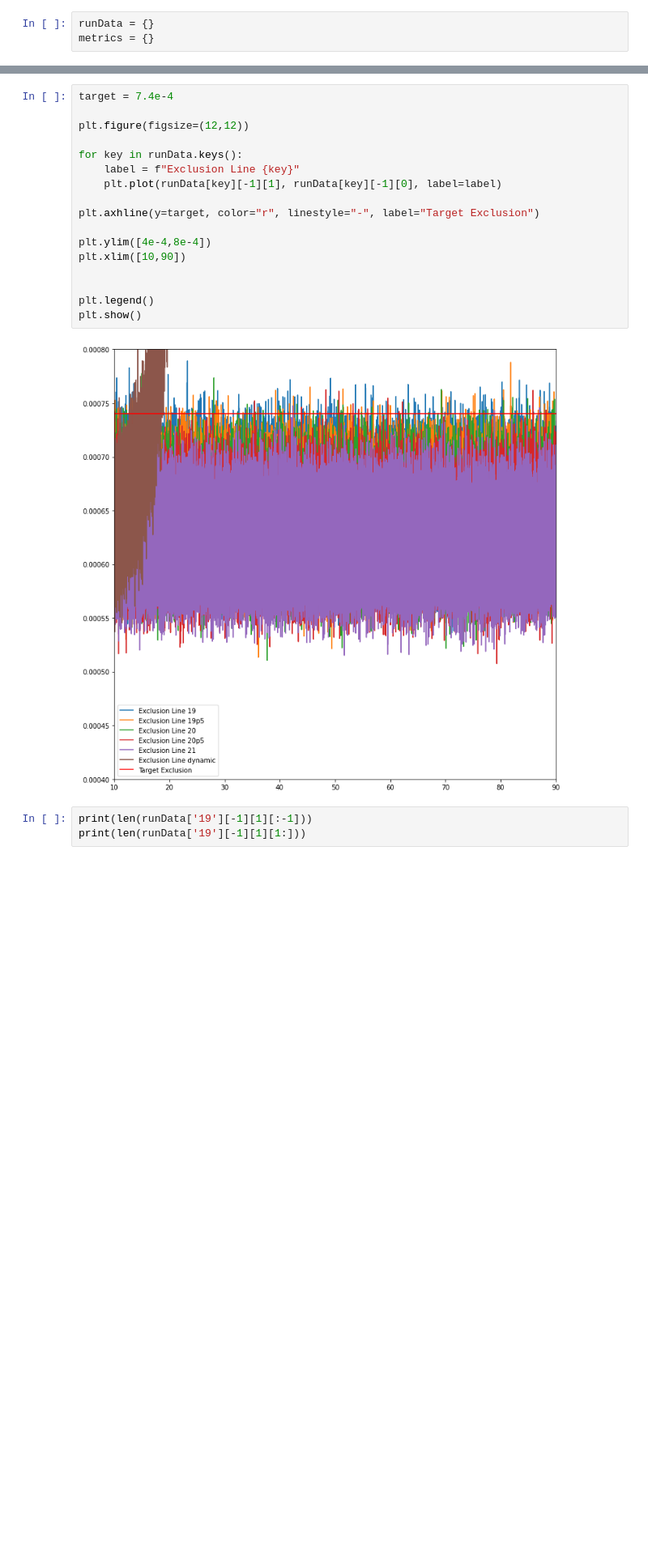
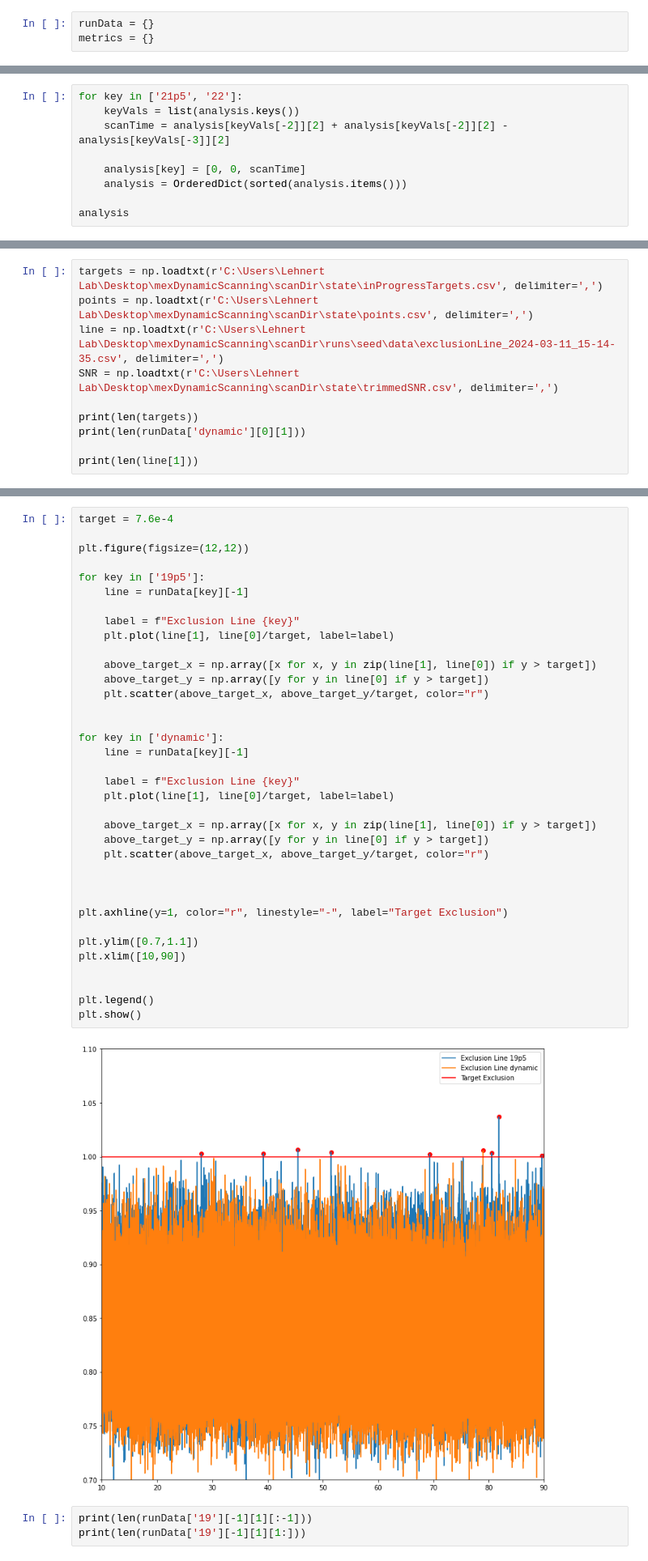
Before and after one commit to koquinlan/dynamicScanning, a Jupyter notebook: python/Exclusion Line Plots Final.ipynb, the cells around one changed output, grey strips where cells are left out. Shown at 81% size. Drawn from its saved outputs; the diff is of its cells as text; blank space fills up the shorter version.

Commit message:
Updated plotting and minor changes

```diff
--- a/python/Exclusion Line Plots.ipynb
+++ b/python/Exclusion Line Plots Final.ipynb
@@ -81,0 +155,9 @@ metrics['dynamic'] = [np.loadtxt(os.path.join(dynamicMetricPath, file), delimite
+# %%
+for key in ['21p5', '22']:
+    keyVals = list(analysis.keys())
+    scanTime = analysis[keyVals[-2]][2] + analysis[keyVals[-2]][2] - analysis[keyVals[-3]][2]
+
+    analysis[key] = [0, 0, scanTime]
+    analysis = OrderedDict(sorted(analysis.items()))
+
+analysis
@@ -144,0 +380,10 @@ plt.show()
+# %%
+targets = np.loadtxt(r'C:\Users\Lehnert Lab\Desktop\mexDynamicScanning\scanDir\state\inProgressTargets.csv', delimiter=',')
+points = np.loadtxt(r'C:\Users\Lehnert Lab\Desktop\mexDynamicScanning\scanDir\state\points.csv', delimiter=',')
+line = np.loadtxt(r'C:\Users\Lehnert Lab\Desktop\mexDynamicScanning\scanDir\runs\seed\data\exclusionLine_2024-03-11_15-14-35.csv', delimiter=',')
+SNR = np.loadtxt(r'C:\Users\Lehnert Lab\Desktop\mexDynamicScanning\scanDir\state\trimmedSNR.csv', delimiter=',')
+
+print(len(targets))
+print(len(runData['dynamic'][0][1]))
+
+print(len(line[1]))
@@ -145,22 +446,41 @@ plt.show()
 # %%
-target = 7.4e-4
+target = 7.6e-4
 
 plt.figure(figsize=(12,12))
 
-for key in runData.keys():
+for key in ['19p5']:
+    line = runData[key][-1]
+
     label = f"Exclusion Line {key}"
-    plt.plot(runData[key][-1][1], runData[key][-1][0], label=label)
+    plt.plot(line[1], line[0]/target, label=label)
 
-plt.axhline(y=target, color="r", linestyle="-", label="Target Exclusion")
+    above_target_x = np.array([x for x, y in zip(line[1], line[0]) if y > target])
+    above_target_y = np.array([y for y in line[0] if y > target])
+    plt.scatter(above_target_x, above_target_y/target, color="r")
 
-plt.ylim([4e-4,8e-4])
+
+for key in ['dynamic']:
+    line = runData[key][-1]
+
+    label = f"Exclusion Line {key}"
+    plt.plot(line[1], line[0]/target, label=label)
+
+    above_target_x = np.array([x for x, y in zip(line[1], line[0]) if y > target])
+    above_target_y = np.array([y for y in line[0] if y > target])
+    plt.scatter(above_target_x, above_target_y/target, color="r")
+
+
+
+plt.axhline(y=1, color="r", linestyle="-", label="Target Exclusion")
+
+plt.ylim([0.7,1.1])
 plt.xlim([10,90])
 
 
 plt.legend()
 plt.show()
 # %% [output]
-[figure, old version]
+[figure, new version]
 # %%
 print(len(runData['19'][-1][1][:-1]))
 print(len(runData['19'][-1][1][1:]))
```
Also changed, not shown: parts of 40 cells of this notebook, 5 other files.
